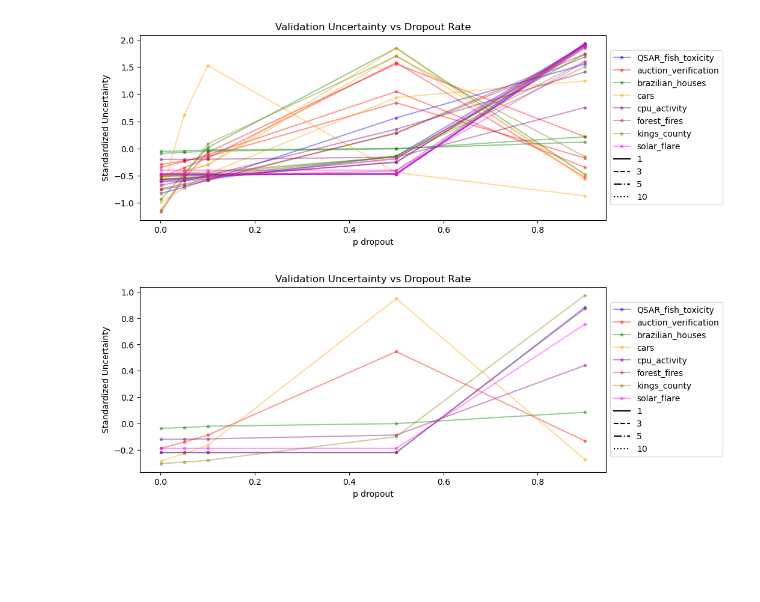
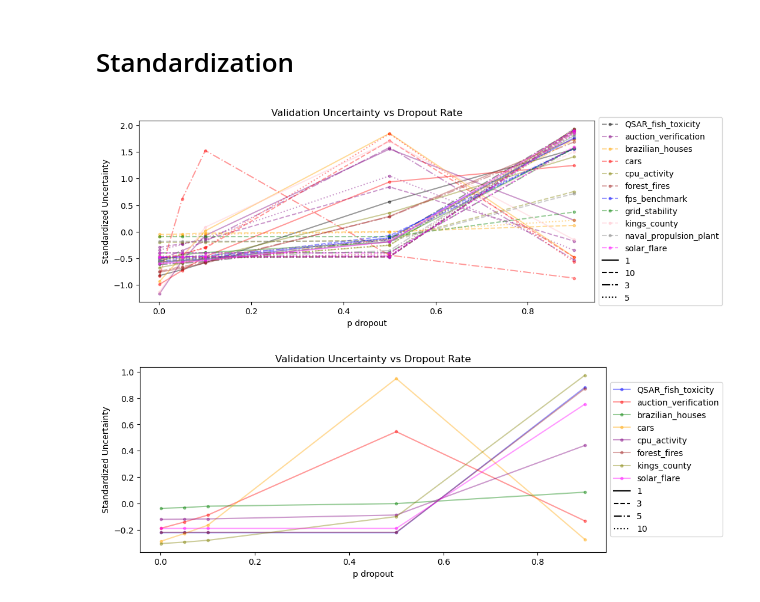
Before and after one commit to LeonardoAlchieri/MCDropoutHyperparameterAnalysis, a Jupyter notebook: notebooks/partial_results_analysis.ipynb, the cells around one changed output. Drawn from its saved outputs; the diff is of its cells as text; code cells hidden in the pictures; blank space fills up the shorter version.

Commit message:
Changes for complete results

```diff
--- a/notebooks/partial_results_analysis.ipynb
+++ b/notebooks/partial_results_analysis.ipynb
@@ -1,8 +3,8 @@
 # %%
 import pandas as pd
 
-val_results_path: str = "../data.nosync/results_sklearn_nested_regression.nosync/uncertainties_validation-PARTIAL.parquet"
-val_results = pd.read_parquet(val_results_path)
+val_results_path: str = "../data.nosync/results_sklearn_nested_regression.nosync/uncertainties_validation.csv"
+val_results = pd.read_csv(val_results_path)
 # select only rows whose index values of 'task_name' is 'cars'
 # val_results = val_results.loc[val_results.index.get_level_values('task_name') == 'cars']
 # %%
@@ -25,5 +26,7 @@ val_results
 # %%
 val_results.reset_index(inplace=True)
+# %% [markdown]
+# Standardization
 # %%
 from tqdm.notebook import tqdm
 tqdm.pandas(desc='Computing Standard Uncertainty')
@@ -60,35 +63,36 @@ figure = plt.figure(figsize=(10, 4))
 
 dropout_values = list(data_grouped["dropout_rate"].unique())
 
 @ignore_warnings(category=DeprecationWarning)
 def plot_mean(x):
     task_name, num_layers = x.name
     if x['dropout_rate'].nunique() != len(dropout_values):
         return
     else:
         values = x.groupby('dropout_rate').apply(lambda x: x['variances'].mean())
         plt.plot(values.index,
                  values.values,
-                 linestyle='-',
+                 linestyle=linestyles_dict[num_layers],
                  marker='.',
                  alpha=0.4,
                  color=colors[task_name],
                  label=task_name)
 
 data_to_plot = data_grouped.groupby(["task_name","num_layers"],
                                     axis=0).apply(plot_mean)
 plt.title("Validation Uncertainty vs Dropout Rate")
 plt.xlabel("p dropout")
 plt.ylabel("Standardized Uncertainty")
 
 handles, labels = plt.gca().get_legend_handles_labels()
 by_label = dict(zip(labels, handles))
 plt.legend([* by_label.values(), *[plt.Line2D([0], [0], color='black', linestyle=linestyle) for linestyle in linestyles]],
            [*by_label.keys(), *models], loc='center left', bbox_to_anchor=(1, 0.5))
 
+
 plt.show()
 # %% [output]
-[figure, old version]
+[figure, new version]
 # %%
 import matplotlib.pyplot as plt
 from sklearn.utils._testing import ignore_warnings
```
Also changed, not shown: parts of 7 cells of this notebook.
